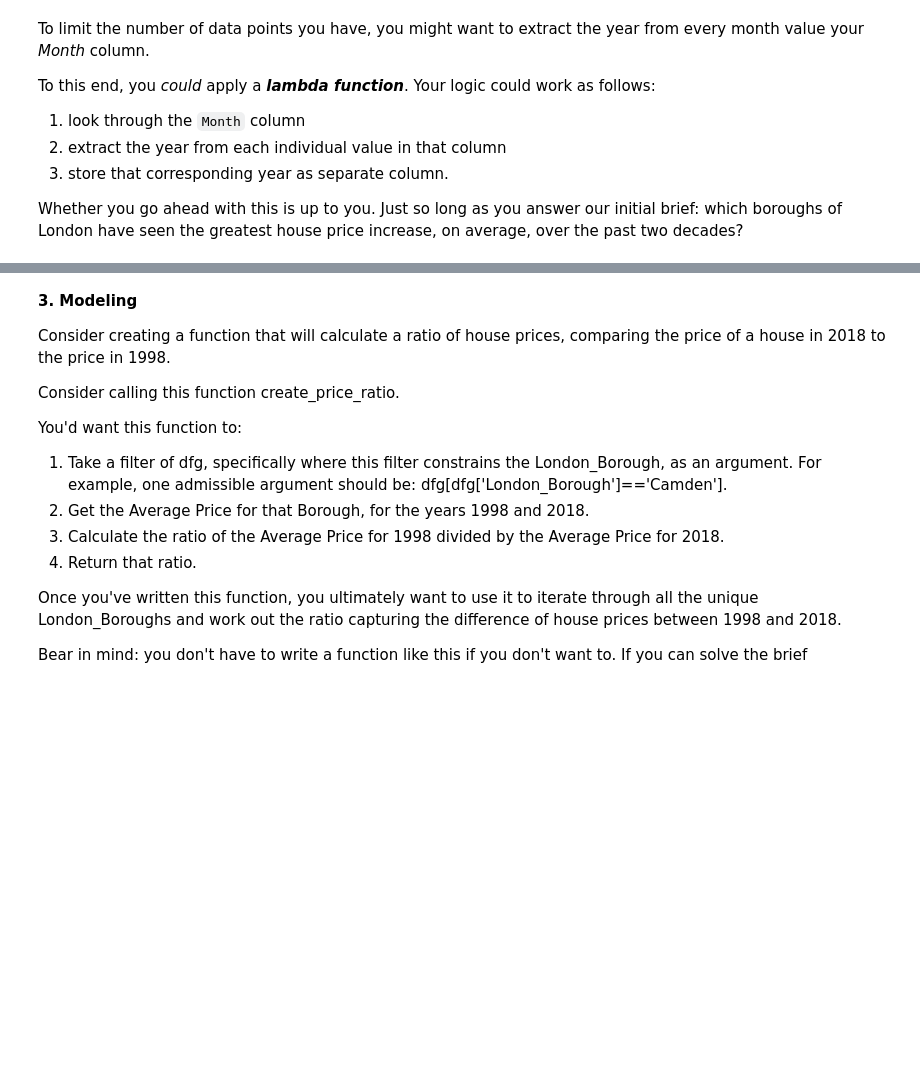
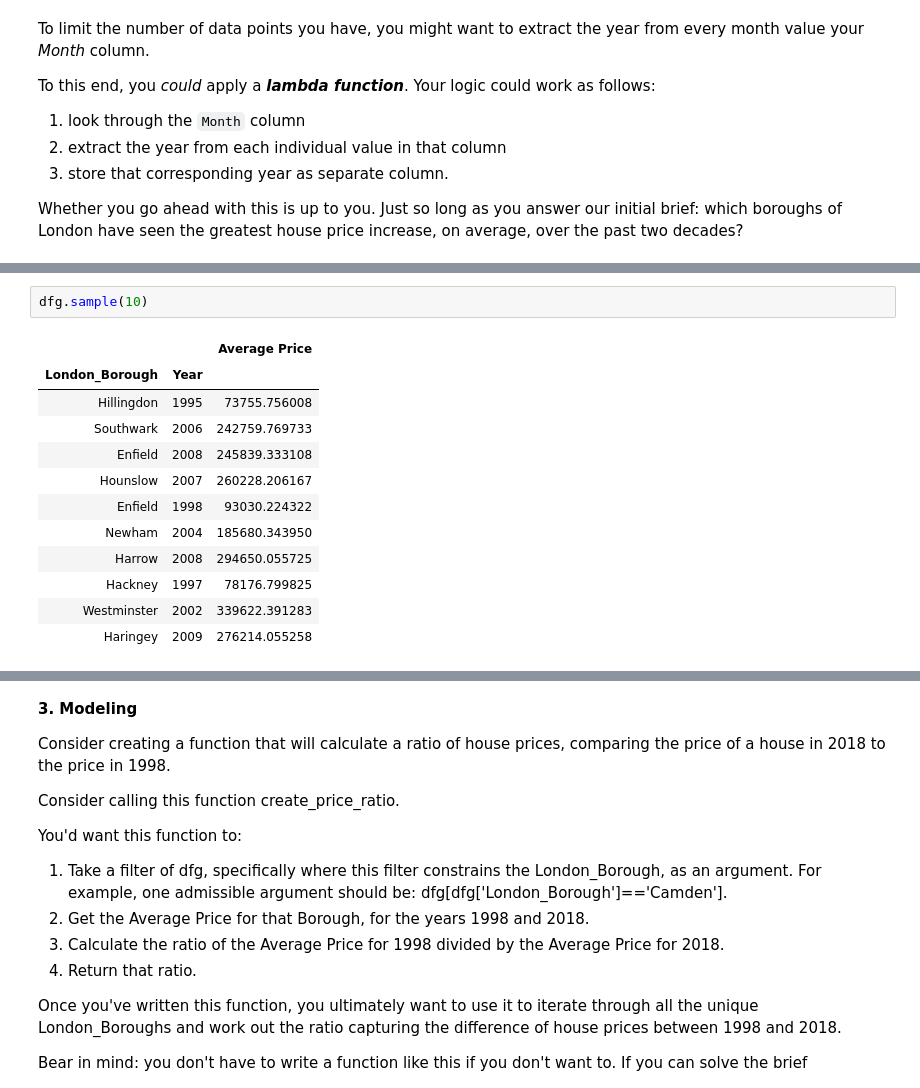
Before and after one commit to Akankshajag/Springboard, a Jupyter notebook: London_Borough.ipynb, the cells around one changed output, grey strips where cells are left out. Drawn from its saved outputs; the diff is of its cells as text; blank space fills up the shorter version.

```diff
--- a/London_Borough.ipynb
+++ b/London_Borough.ipynb
@@ -503,0 +543,15 @@ Whether you go ahead with this is up to you. Just so long as you answer our init
+# %%
+dfg.sample(10)
+# %% [output]
+|  |  | Average Price |
+| London_Borough | Year |  |
+| Hillingdon | 1995 | 73755.756008 |
+| Southwark | 2006 | 242759.769733 |
+| Enfield | 2008 | 245839.333108 |
+| Hounslow | 2007 | 260228.206167 |
+| Enfield | 1998 | 93030.224322 |
+| Newham | 2004 | 185680.343950 |
+| Harrow | 2008 | 294650.055725 |
+| Hackney | 1997 | 78176.799825 |
+| Westminster | 2002 | 339622.391283 |
+| Haringey | 2009 | 276214.055258 |
```
Also changed, not shown: parts of 20 cells of this notebook.
